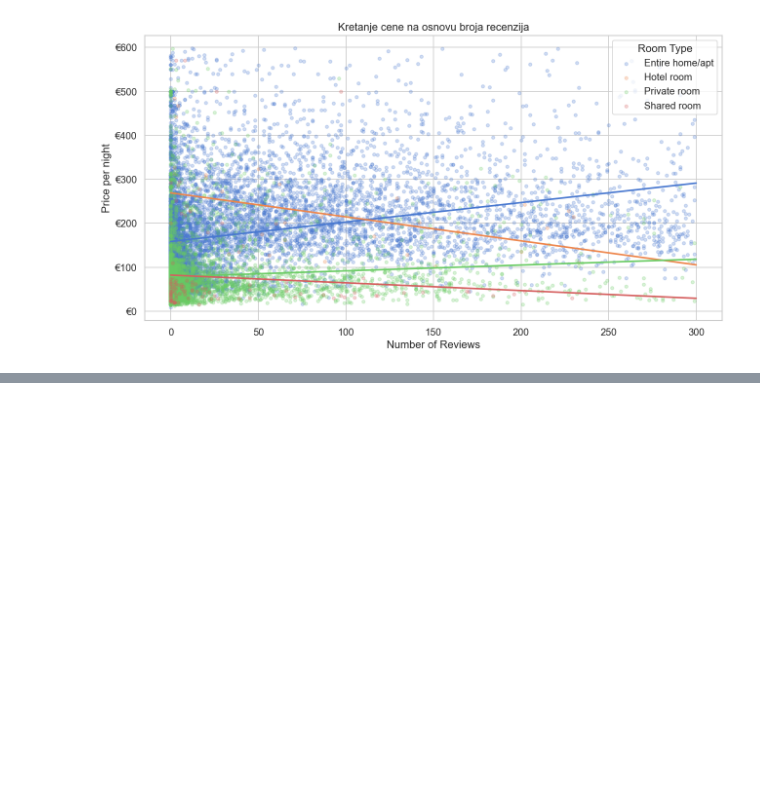
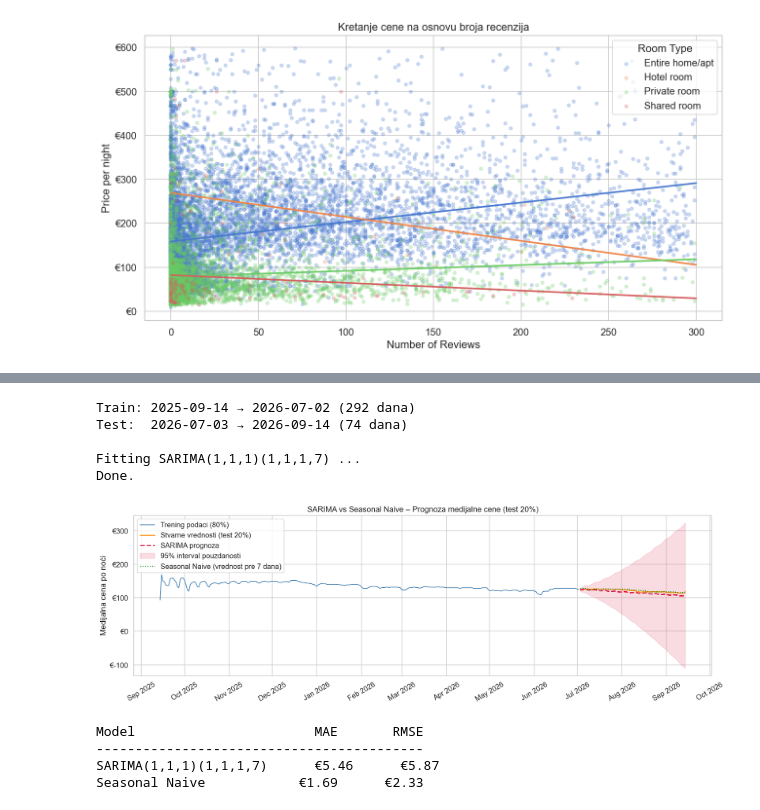
Before and after one commit to DusanVukovic3/SezonalnostAirBnB_Barselona, a Jupyter notebook: price_analysis.ipynb, the cells around one changed output, grey strips where cells are left out. Saved outputs shown, nothing was run; the diff lists cells and outputs as text; code cells hidden in the pictures; blank space fills up the shorter version.

Commit message:
dodata SARIMA i Seasonal Naive komparacija.

```diff
--- a/price_analysis.ipynb
+++ b/price_analysis.ipynb
@@ -342,0 +426,67 @@ plt.show()
+# %%
+from statsmodels.tsa.statespace.sarimax import SARIMAX
+from sklearn.metrics import mean_absolute_error, mean_squared_error
+
+split = int(len(ts) * 0.8)
+train = ts[:split]
+test  = ts[split:]
+
+print(f"Train: {train.index[0].date()} → {train.index[-1].date()} ({len(train)} dana)")
+print(f"Test:  {test.index[0].date()} → {test.index[-1].date()} ({len(test)} dana)")
+
+naive = ts.shift(7)[split:]
+
+print("\nFitting SARIMA(1,1,1)(1,1,1,7) ...")
+model = SARIMAX(train,
+                order=(1, 1, 1),
+                seasonal_order=(1, 1, 1, 7),
+                enforce_stationarity=False,
+                enforce_invertibility=False)
+result = model.fit(disp=False)
+print("Done.")
+
+forecast = result.get_forecast(steps=len(test))
+fc_mean  = forecast.predicted_mean
+fc_ci    = forecast.conf_int(alpha=0.05)
+
+fig, ax = plt.subplots(figsize=(15, 5))
+
+ax.plot(train.index, train, color='steelblue', linewidth=1.2, label='Trening podaci (80%)')
+ax.plot(test.index, test, color='darkorange', linewidth=1.5, label='Stvarne vrednosti (test 20%)')
+ax.plot(fc_mean.index, fc_mean, color='crimson', linewidth=2, linestyle='--', label='SARIMA prognoza')
+ax.fill_between(fc_ci.index, fc_ci.iloc[:, 0], fc_ci.iloc[:, 1],
+                color='crimson', alpha=0.15, label='95% interval pouzdanosti')
+ax.plot(naive.index, naive, color='green', linewidth=1.5, linestyle=':', label='Seasonal Naive (vrednost pre 7 dana)')
+
+ax.set_title('SARIMA vs Seasonal Naive – Prognoza medijalne cene (test 20%)')
+ax.set_xlabel('')
+ax.set_ylabel('Medijalna cena po noći')
+ax.yaxis.set_major_formatter(mticker.FormatStrFormatter('€%g'))
+ax.xaxis.set_major_locator(mdates.MonthLocator())
+ax.xaxis.set_major_formatter(mdates.DateFormatter('%b %Y'))
+ax.tick_params(axis='x', rotation=30)
+ax.legend()
+plt.tight_layout()
+plt.show()
+
+mae_sarima = mean_absolute_error(test, fc_mean)
+rmse_sarima = mean_squared_error(test, fc_mean) ** 0.5
+
+mae_naive = mean_absolute_error(test.dropna(), naive.dropna())
+rmse_naive = mean_squared_error(test.dropna(), naive.dropna()) ** 0.5
+
+print(f"{'Model':<20} {'MAE':>10} {'RMSE':>10}")
+print("-" * 42)
+print(f"{'SARIMA(1,1,1)(1,1,1,7)':<20} {'€'+f'{mae_sarima:.2f}':>10} {'€'+f'{rmse_sarima:.2f}':>10}")
+print(f"{'Seasonal Naive':<20} {'€'+f'{mae_naive:.2f}':>10} {'€'+f'{rmse_naive:.2f}':>10}")
+# %% [output]
+Train: 2025-09-14 → 2026-07-02 (292 dana)
+Test:  2026-07-03 → 2026-09-14 (74 dana)
+
+Fitting SARIMA(1,1,1)(1,1,1,7) ...
+Done.
+[figure, added]
+Model                       MAE       RMSE
+------------------------------------------
+SARIMA(1,1,1)(1,1,1,7)      €5.46      €5.87
+Seasonal Naive            €1.69      €2.33
```
Also changed, not shown: parts of 6 cells of this notebook.
